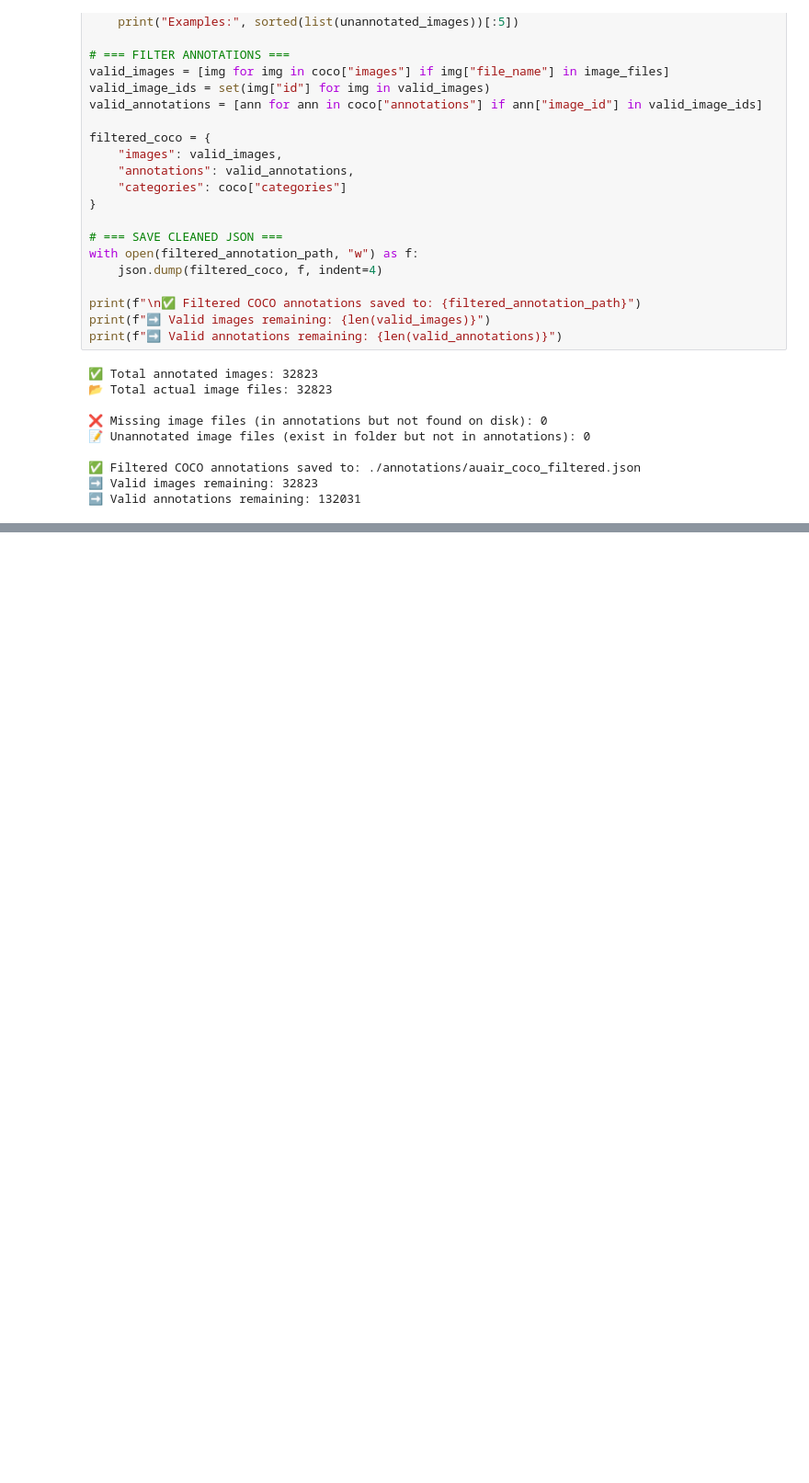
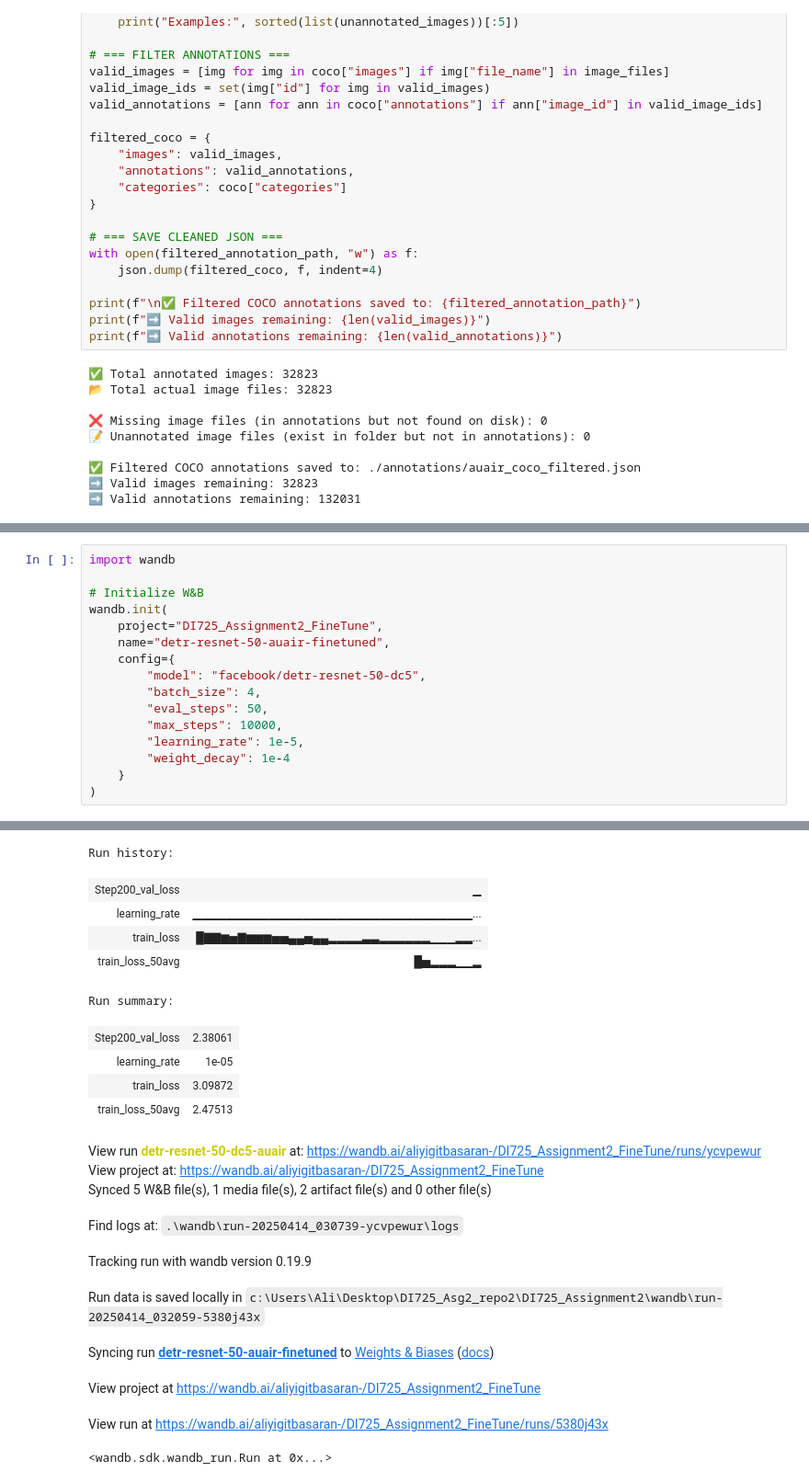
Before and after one commit to YigitBasaran/DI725_Assignment2, a Jupyter notebook: DI725_Assignment2_Preporcessing.ipynb, the cells around one changed output, grey strips where cells are left out. Shown at 92% size. Saved outputs shown, nothing was run; the diff lists cells and outputs as text; blank space fills up the shorter version.

```diff
--- a/DI725_Assignment2_Preporcessing.ipynb
+++ b/DI725_Assignment2_Preporcessing.ipynb
@@ -280,0 +525,17 @@ plt.show()
+# %%
+import wandb
+
+# Initialize W&B
+wandb.init(
+    project="DI725_Assignment2_FineTune",
+    name="detr-resnet-50-auair-finetuned",
+    config={
+        "model": "facebook/detr-resnet-50-dc5",
+        "batch_size": 4,
+        "eval_steps": 50,
+        "max_steps": 10000,
+        "learning_rate": 1e-5,
+        "weight_decay": 1e-4
+    }
+)
+# %% [output]
@@ -280,0 +543,20 @@ plt.show()
+Run history:
+| Step200_val_loss | ▁ |
+| learning_rate | ▁▁▁▁▁▁▁▁▁▁▁▁▁▁▁▁▁▁▁▁▁▁▁▁▁▁▁▁▁▁▁▁▁... |
+| train_loss | █▇▇▆▅▇▆▆▆▅▅▄▄▅▄▄▂▂▂▂▃▃▂▂▂▂▂▂▁▁▁▂▂... |
+| train_loss_50avg | █▅▂▂▂▁▁▂ |
+Run summary:
+| Step200_val_loss | 2.38061 |
+| learning_rate | 1e-05 |
+| train_loss | 3.09872 |
+| train_loss_50avg | 2.47513 |
+View run detr-resnet-50-dc5-auair at: https://wandb.ai/aliyigitbasaran-/DI725_Assignment2_FineTune/runs/ycvpewur
+View project at: https://wandb.ai/aliyigitbasaran-/DI725_Assignment2_FineTune
+Synced 5 W&B file(s), 1 media file(s), 2 artifact file(s) and 0 other file(s)
+Find logs at: .\wandb\run-20250414_030739-ycvpewur\logs
+Tracking run with wandb version 0.19.9
+Run data is saved locally in c:\Users\Ali\Desktop\DI725_Asg2_repo2\DI725_Assignment2\wandb\run-20250414_032059-5380j43x
+Syncing run detr-resnet-50-auair-finetuned to Weights & Biases (docs)
+View project at https://wandb.ai/aliyigitbasaran-/DI725_Assignment2_FineTune
+View run at https://wandb.ai/aliyigitbasaran-/DI725_Assignment2_FineTune/runs/5380j43x
+<wandb.sdk.wandb_run.Run at 0x...>
```
Also changed, not shown: parts of 39 cells of this notebook, 1 other file.
